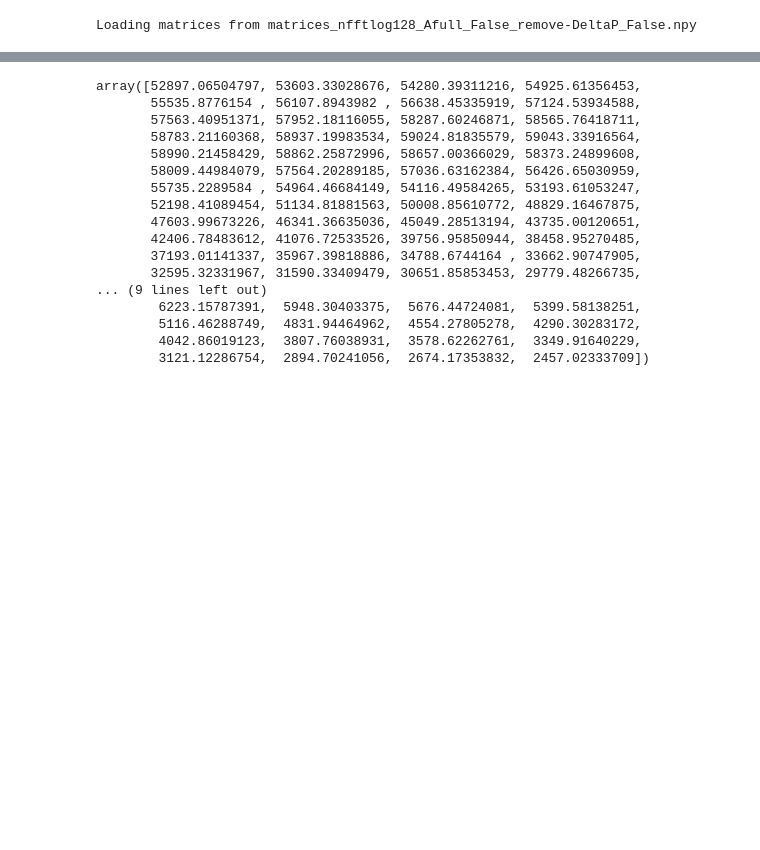
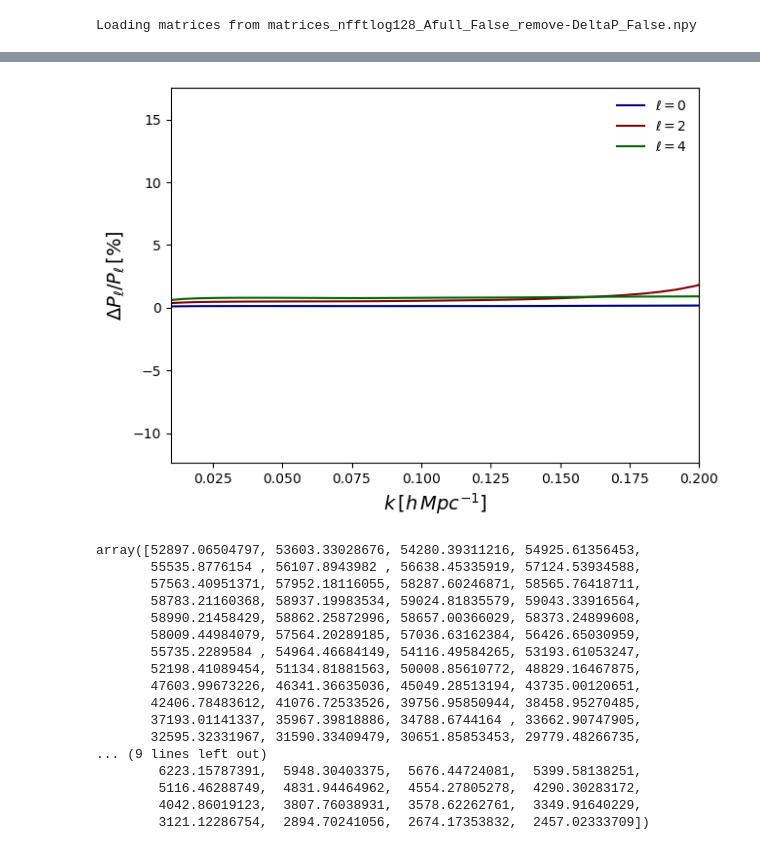
Before and after one commit to henoriega/FOLPSpipe, a Jupyter notebook: folps/run_folps.ipynb, the cells around one changed output, grey strips where cells are left out. Cells and saved outputs as stored; diff of their text form; code cells hidden in the pictures; blank space fills up the shorter version.

```diff
--- a/folps/run_folps.ipynb
+++ b/folps/run_folps.ipynb
@@ -106,3 +106,17 @@ plt.show()
+# %%
+# Make a plot of relative difference b/w eds and fk kernels
+fig, axs = plt.subplots(figsize=(7,5))
+axs.set_xlabel(r'$k \, [h\, Mpc^{-1}]$', fontsize =  14)
+axs.set_ylabel(r'$\Delta P_{\ell} / P_{\ell} \, [\%]$', fontsize =  14)
+axs.plot(k, (P0 - P02) / P02 * 100, color = 'navy', ls='-', label=r'$\ell = 0$')
+axs.plot(k, (P2 - P22) / P22 * 100, color = 'maroon', ls='-', label=r'$\ell = 2$')
+axs.plot(k, (P4 - P42) / P42 * 100, color = 'darkgreen', ls='-', label=r'$\ell = 4$')
+axs.set_xlim([k[0], 0.2])
+leg1 = axs.legend(loc = 'best');
+leg1.get_frame().set_linewidth(0.0);
+plt.show()
+# %% [output]
+[figure, added]
 # %%
 P0
 # %% [output]
```
Also changed, not shown: parts of 5 cells of this notebook, 9 other files.
